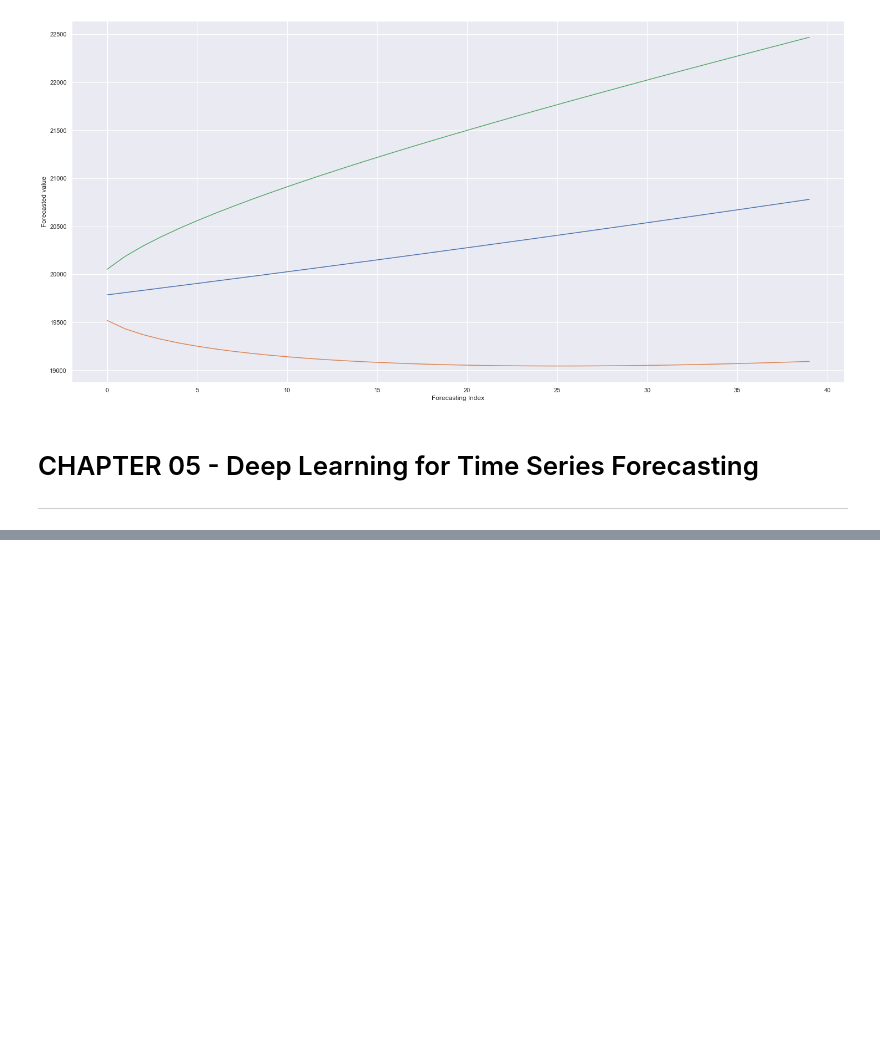
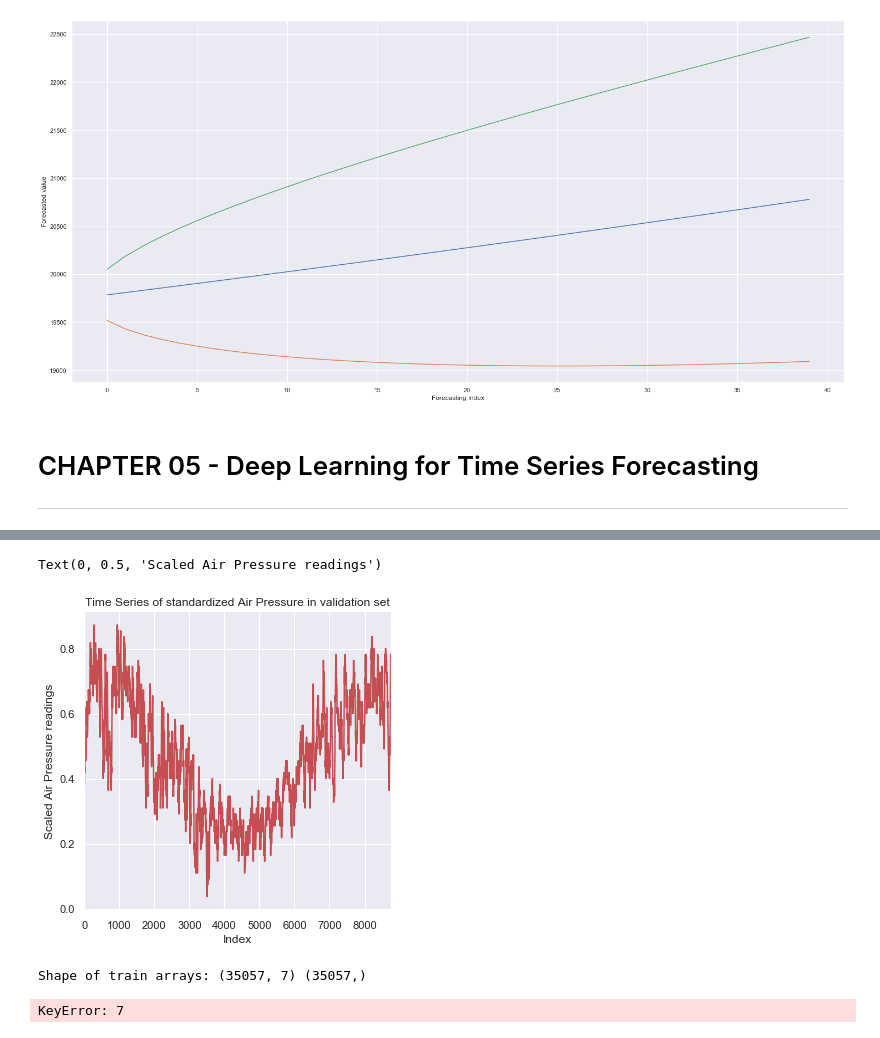
Before and after one commit to Meigarom/TimeSeries-Academy, a Jupyter notebook: book-practical-timeSeries-analysis/book_codes.ipynb, the cells around one changed output, grey strips where cells are left out. Drawn from its saved outputs; the diff is of its cells as text; code cells hidden in the pictures; blank space fills up the shorter version.

```diff
--- a/book-practical-timeSeries-analysis/book_codes.ipynb
+++ b/book-practical-timeSeries-analysis/book_codes.ipynb
@@ -603,0 +659,10 @@ Text(0, 0.5, 'Forecasted value')
+# %%
+# Plot the validation
+plt.figure( figsize=( 5.5, 5.5 ) )
+g = sns.tsplot( df_val['scaled_PRES'], color='r' )
+g.set_title( 'Time Series of standardized Air Pressure in validation set' )
+g.set_xlabel( 'Index' )
+g.set_ylabel( 'Scaled Air Pressure readings' )
+# %% [output]
+Text(0, 0.5, 'Scaled Air Pressure readings')
+[figure, added]
@@ -603,0 +687,9 @@ Text(0, 0.5, 'Forecasted value')
+# %%
+X_train, y_train = makeXy( df_train['scaled_PRES'], 7 )
+print( 'Shape of train arrays:', X_train.shape, y_train.shape )
+
+X_val, y_val = makeXy( df_val['scaled_PRES'], 7 )
+print( 'Shape of validation arrays:', X_val.shape, y_val.shape )
+# %% [output]
+Shape of train arrays: (35057, 7) (35057,)
+KeyError: 7
```
Also changed, not shown: parts of 11 cells of this notebook.
